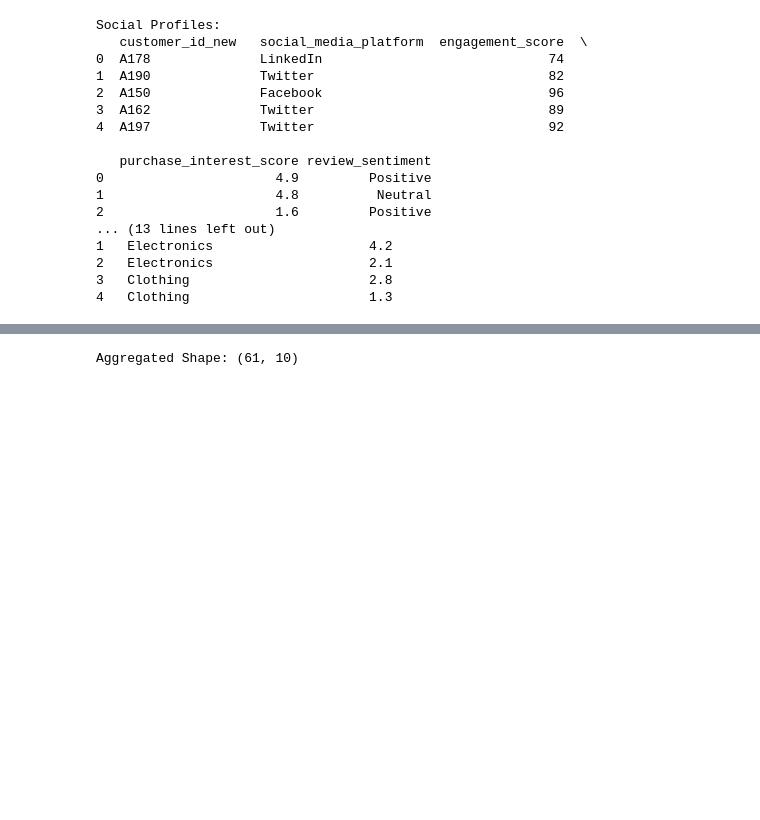
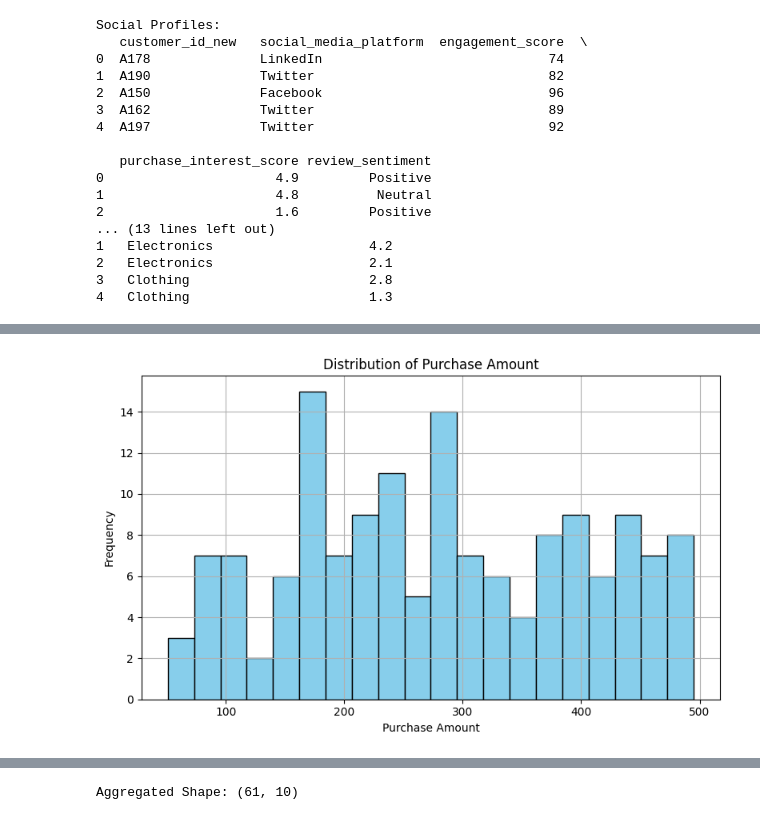
Before and after one commit to MichaelMusembi/GRP17_Multimodal_Data-_Preprocessing, a Jupyter notebook: multimodal-auth-system/notebook/data_preprocessing.ipynb, the cells around one changed output, grey strips where cells are left out. Cells and saved outputs as stored; diff of their text form; code cells hidden in the pictures; blank space fills up the shorter version.

```diff
--- a/multimodal-auth-system/notebook/data_preprocessing.ipynb
+++ b/multimodal-auth-system/notebook/data_preprocessing.ipynb
@@ -47,0 +144,13 @@ Social Profiles:
+# %%
+# Distribution of purchase amount
+plt.figure(figsize=(8, 5))
+plt.hist(pd.to_numeric(transactions['purchase_amount'], errors='coerce').dropna(),
+         bins=20, color='skyblue', edgecolor='black')
+plt.title("Distribution of Purchase Amount")
+plt.xlabel("Purchase Amount")
+plt.ylabel("Frequency")
+plt.grid(True)
+plt.tight_layout()
+plt.show()
+# %% [output]
+[figure, added]
```
Also changed, not shown: parts of 25 cells of this notebook.
